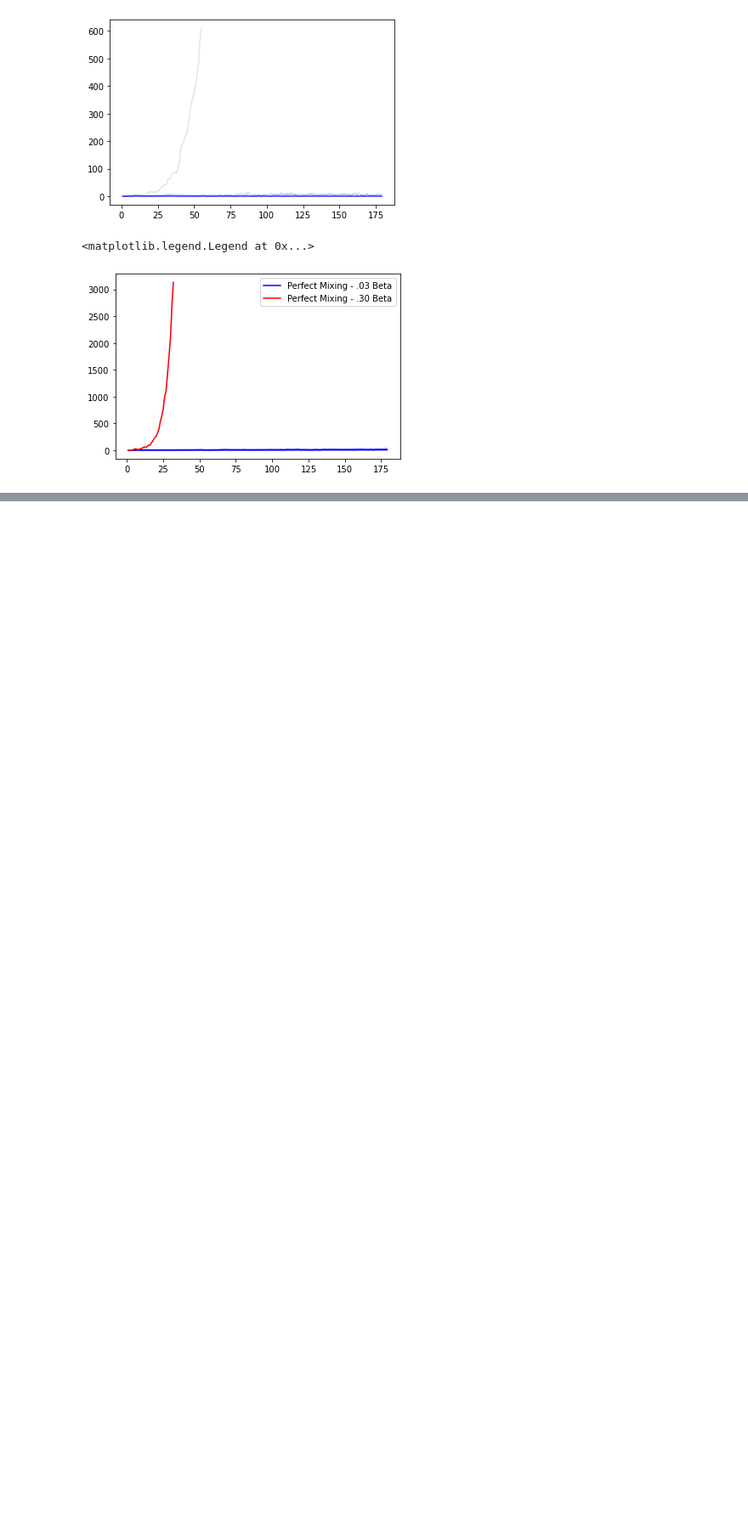
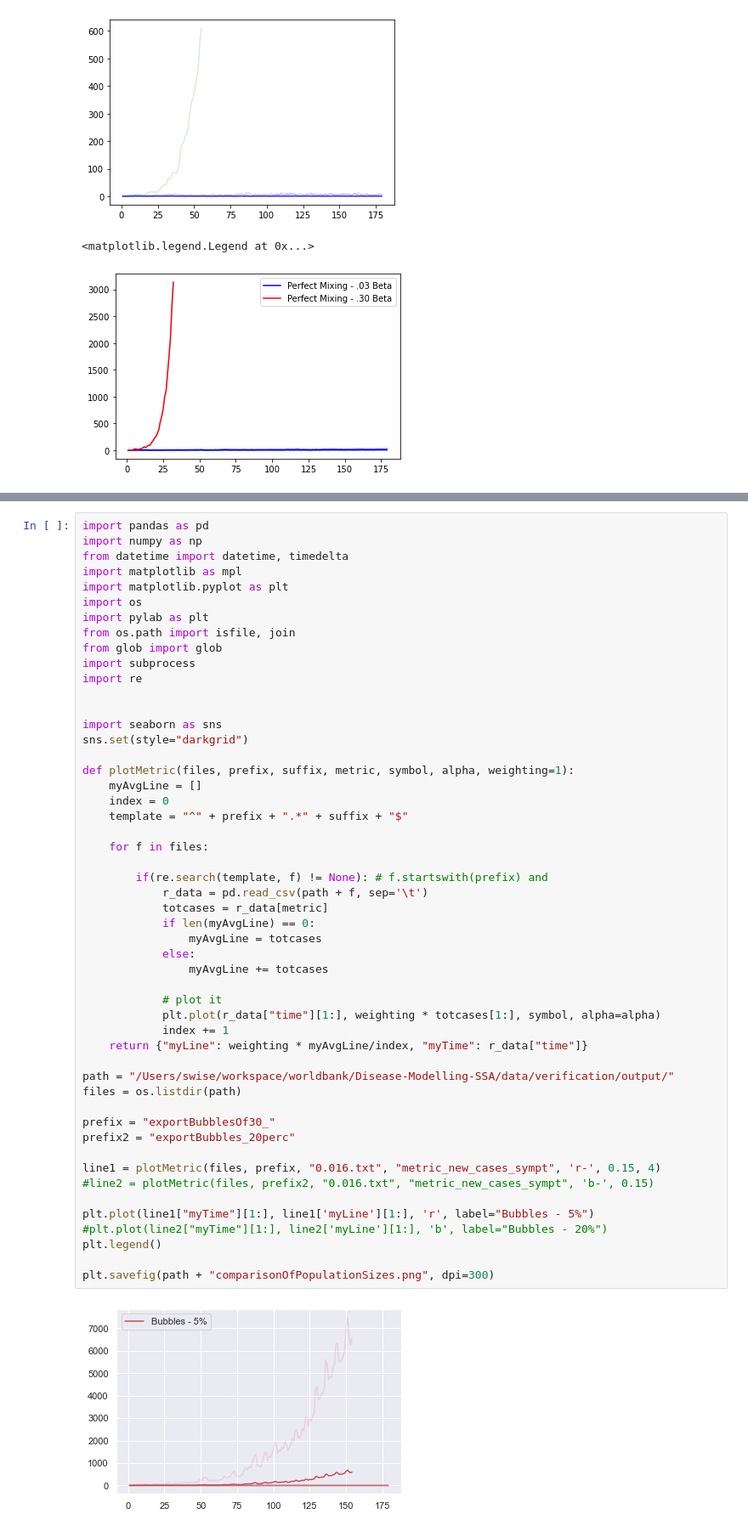
Before and after one commit to dime-worldbank/Disease-Modelling-SSA, a Jupyter notebook: notebooks/JavaOutputProcessing.ipynb, the cells around one changed output, grey strips where cells are left out. Shown at 85% size. Drawn from its saved outputs; the diff is of its cells as text; blank space fills up the shorter version.

Commit message:
scenario exploration with new metrics

```diff
--- a/notebooks/JavaOutputProcessing.ipynb
+++ b/notebooks/JavaOutputProcessing.ipynb
@@ -531,0 +539,53 @@ None
+# %%
+import pandas as pd
+import numpy as np
+from datetime import datetime, timedelta
+import matplotlib as mpl
+import matplotlib.pyplot as plt
+import os
+import pylab as plt
+from os.path import isfile, join
+from glob import glob
+import subprocess
+import re
+
+
+import seaborn as sns
+sns.set(style="darkgrid")
+
+def plotMetric(files, prefix, suffix, metric, symbol, alpha, weighting=1):
+    myAvgLine = []
+    index = 0
+    template = "^" + prefix + ".*" + suffix + "$"
+
+    for f in files:
+
+        if(re.search(template, f) != None): # f.startswith(prefix) and
+            r_data = pd.read_csv(path + f, sep='\t')
+            totcases = r_data[metric]
+            if len(myAvgLine) == 0:
+                myAvgLine = totcases
+            else:
+                myAvgLine += totcases
+
+            # plot it
+            plt.plot(r_data["time"][1:], weighting * totcases[1:], symbol, alpha=alpha)
+            index += 1
+    return {"myLine": weighting * myAvgLine/index, "myTime": r_data["time"]}
+
+path = "/Users/swise/workspace/worldbank/Disease-Modelling-SSA/data/verification/output/"
+files = os.listdir(path)
+
+prefix = "exportBubblesOf30_"
+prefix2 = "exportBubbles_20perc"
+
+line1 = plotMetric(files, prefix, "0.016.txt", "metric_new_cases_sympt", 'r-', 0.15, 4)
+#line2 = plotMetric(files, prefix2, "0.016.txt", "metric_new_cases_sympt", 'b-', 0.15)
+
+plt.plot(line1["myTime"][1:], line1['myLine'][1:], 'r', label="Bubbles - 5%")
+#plt.plot(line2["myTime"][1:], line2['myLine'][1:], 'b', label="Bubbles - 20%")
+plt.legend()
+
+plt.savefig(path + "comparisonOfPopulationSizes.png", dpi=300)
+# %% [output]
+[figure, added]
```
Also changed, not shown: parts of 3 cells of this notebook, 7 other files.
